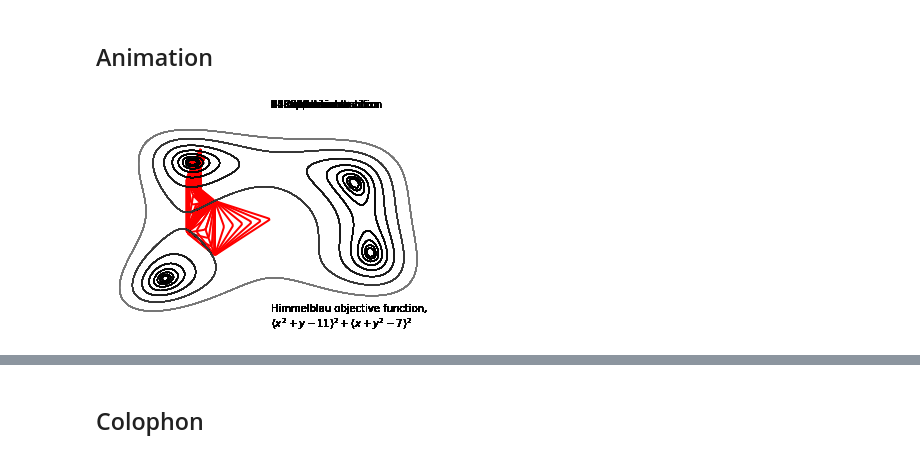
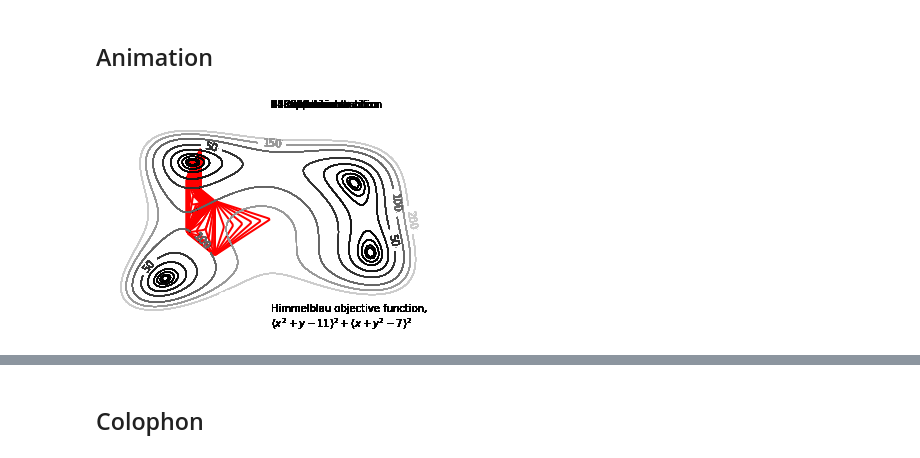
Before and after one commit to jvkersch/notebooks, a Jupyter notebook: NelderMead.ipynb, the cells around one changed output, grey strips where cells are left out. Saved outputs shown, nothing was run; the diff lists cells and outputs as text; code cells hidden in the pictures.

Commit message:
Updated Nelder-Mead visualization

```diff
--- a/NelderMead.ipynb
+++ b/NelderMead.ipynb
@@ -241,6 +244,8 @@ reflection
 [figure]
 # %% [markdown]
 ## Animation
+# %%
+levels = [1, 2, 5, 10, 25, 50, 100, 150, 200, 250]
 # %%
 # From https://stackoverflow.com/questions/19270673/matplotlib-radius-in-polygon-edges-is-it-possible
 
@@ -289,25 +294,27 @@ from celluloid import Camera
 # %%
 fig, ax = plt.subplots()
 ax.set_axis_off()
 
 camera = Camera(fig)
 
 description = "Himmelblau objective function, \n$(x^2 + y - 11)^2 + (x + y^2 - 7)^2$"
 
 for n, (old_simplex, new_simplex, transition) in enumerate(data, start=1):
     for t in np.linspace(0, 1.0, 10):
         interp = (1 - t)*old_simplex + t*new_simplex
 
-        ax.contour(X, Y, f, levels=np.logspace(0, 3, num=10)[:-1], cmap="gray", linewidths=1)
+        cs = ax.contour(X, Y, f, levels=levels, cmap="gray", linewidths=1)
+        ax.clabel(cs, cs.levels[cs.levels > 25], inline=True, fontsize=10)
+
         s = RoundedPolygon(interp, pad=0.1, fill=False, ec="red", lw=2)
         ax.add_patch(s)
         ax.text(0.5, 1.01, f"{n}. {transition.capitalize()}", transform=ax.transAxes)
         ax.text(0.5, 0., description, transform=ax.transAxes)
 
         #animate_one(old_simplex, new_simplex, transition, t)
         camera.snap()
 # %% [output]
-[figure, old version]
+[figure, new version]
 # %%
 animation = camera.animate()
 # %%
```
Also changed, not shown: parts of 19 cells of this notebook.
